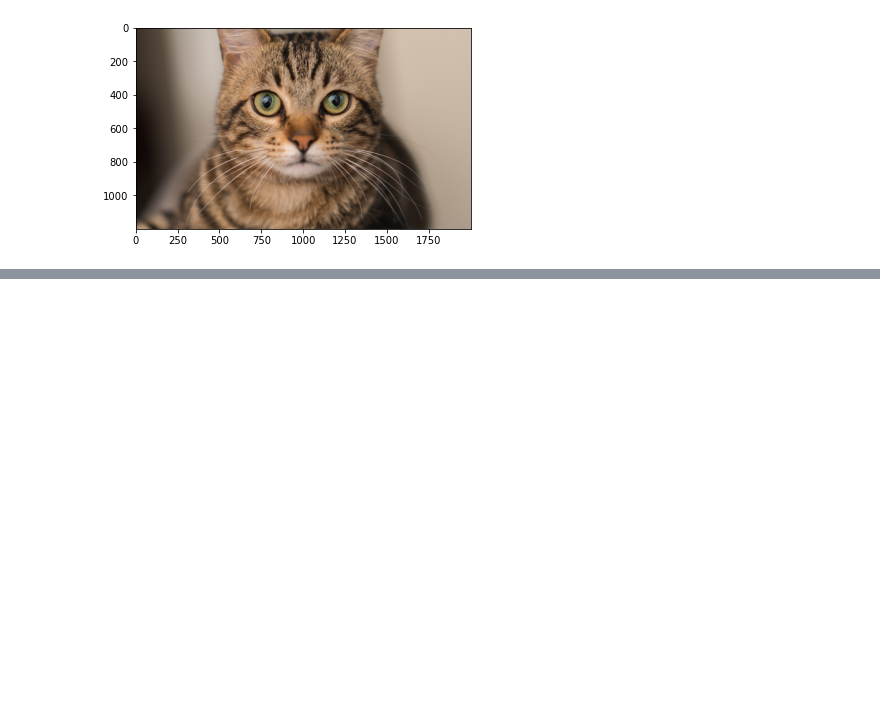
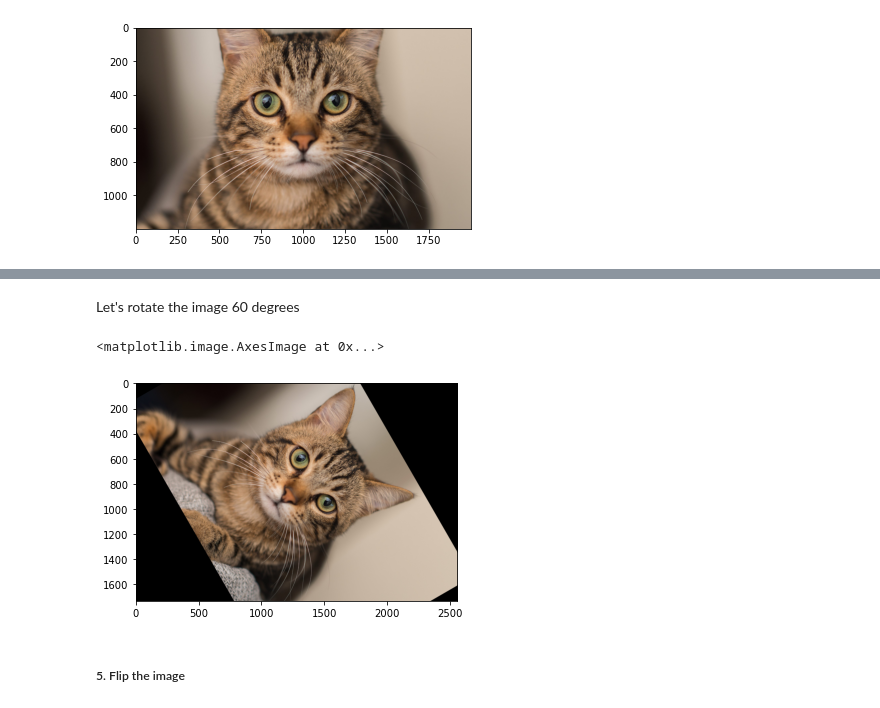
Before and after one commit to Abdesol/Let-s-do-photo-editing-with-math, a Jupyter notebook: note.ipynb, the cells around one changed output, grey strips where cells are left out. Saved outputs shown, nothing was run; the diff lists cells and outputs as text; code cells hidden in the pictures; blank space fills up the shorter version.

```diff
--- a/note.ipynb
+++ b/note.ipynb
@@ -50,0 +117,11 @@ plt.imshow(img_crop_1)
+# %% [markdown]
+Let's rotate the image 60 degrees
+# %%
+angle60 = np.pi / 3
+img_rotated = rotate(img, angle60)
+plt.imshow(img_rotated)
+# %% [output]
+<matplotlib.image.AxesImage at 0x...>
+[figure, added]
+# %% [markdown]
+##### 5. Flip the image
```
Also changed, not shown: parts of 15 cells of this notebook.
